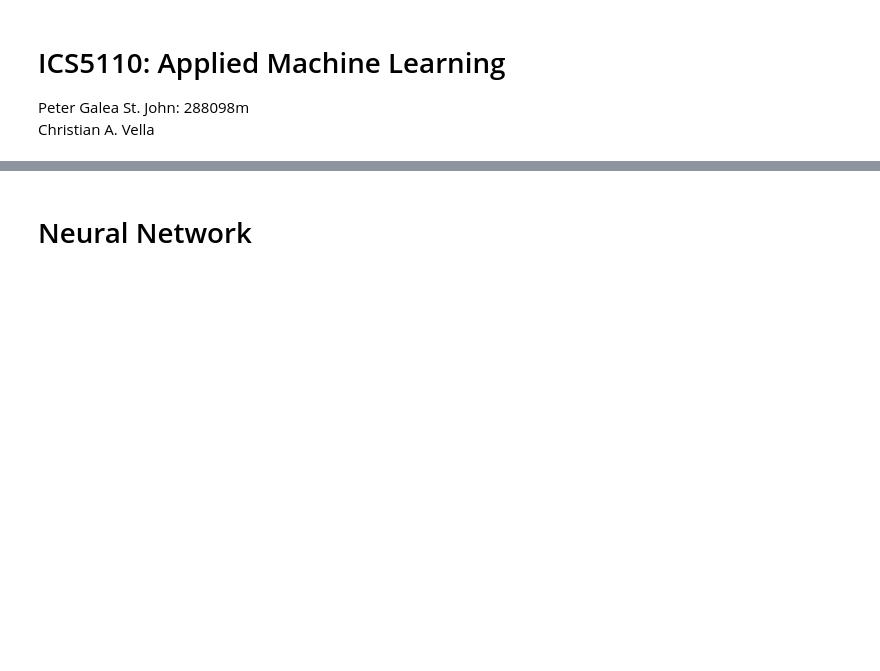
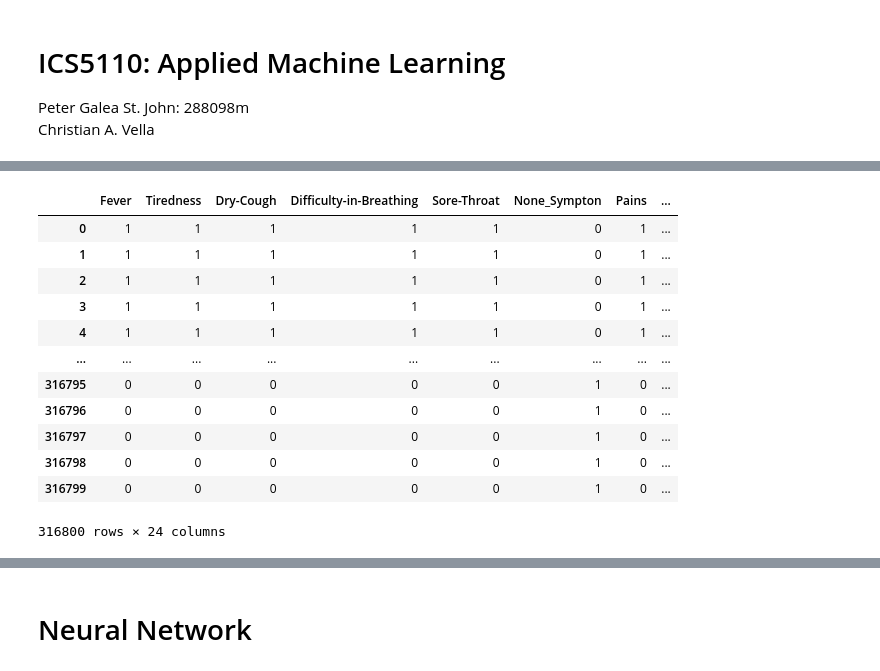
Before and after one commit to cvella/Applied-Machine-Learning, a Jupyter notebook: Applied_Machine_Learning_Assignment.ipynb, the cells around one changed output, grey strips where cells are left out. Saved outputs shown, nothing was run; the diff lists cells and outputs as text; code cells hidden in the pictures; blank space fills up the shorter version.

```diff
--- a/Applied_Machine_Learning_Assignment.ipynb
+++ b/Applied_Machine_Learning_Assignment.ipynb
@@ -45,0 +44,3 @@ r =
+# %%
+obj_df = df.select_dtypes(include=['object']).copy()
+obj_df.head()
@@ -45,0 +68,4 @@ r =
+# %%
+cleanup_Countries = {"Country": {"China":0, "UAE":1, "Iran":2, "France":3, "Republic of Korean":4, "Spain":5, "Italy":6, "Germany":7, "Other-EUR":8, "Other":9}}
+# %%
+obj_df = obj_df.replace(cleanup_Countries)
@@ -45,0 +81,28 @@ r =
+# %%
+df["Country"] = obj_df
+# %%
+severity_columns = df.filter(like='Severity_').columns
+gender_columns = df.filter(like='Gender_').columns
+
+df['Severity_None'].replace({1:'0',0:'No'},inplace =True)
+df['Severity_Mild'].replace({1:'1',0:'No'},inplace =True)
+df['Severity_Moderate'].replace({1:'2',0:'No'},inplace =True)
+df['Severity_Severe'].replace({1:'3',0:'No'},inplace =True)
+
+df['Condition'] = df[severity_columns].values.tolist()
+
+df.drop(columns=['Severity_None','Severity_Mild','Severity_Moderate','Severity_Severe'])
+# %% [output]
+|  | Fever | Tiredness | Dry-Cough | Difficulty-in-Breathing | Sore-Throat | None_Sympton | Pains | ... |
+| 0 | 1 | 1 | 1 | 1 | 1 | 0 | 1 | ... |
+| 1 | 1 | 1 | 1 | 1 | 1 | 0 | 1 | ... |
+| 2 | 1 | 1 | 1 | 1 | 1 | 0 | 1 | ... |
+| 3 | 1 | 1 | 1 | 1 | 1 | 0 | 1 | ... |
+| 4 | 1 | 1 | 1 | 1 | 1 | 0 | 1 | ... |
+| ... | ... | ... | ... | ... | ... | ... | ... | ... |
+| 316795 | 0 | 0 | 0 | 0 | 0 | 1 | 0 | ... |
+| 316796 | 0 | 0 | 0 | 0 | 0 | 1 | 0 | ... |
+| 316797 | 0 | 0 | 0 | 0 | 0 | 1 | 0 | ... |
+| 316798 | 0 | 0 | 0 | 0 | 0 | 1 | 0 | ... |
+| 316799 | 0 | 0 | 0 | 0 | 0 | 1 | 0 | ... |
+316800 rows × 24 columns
```
Also changed, not shown: parts of 17 cells of this notebook.
